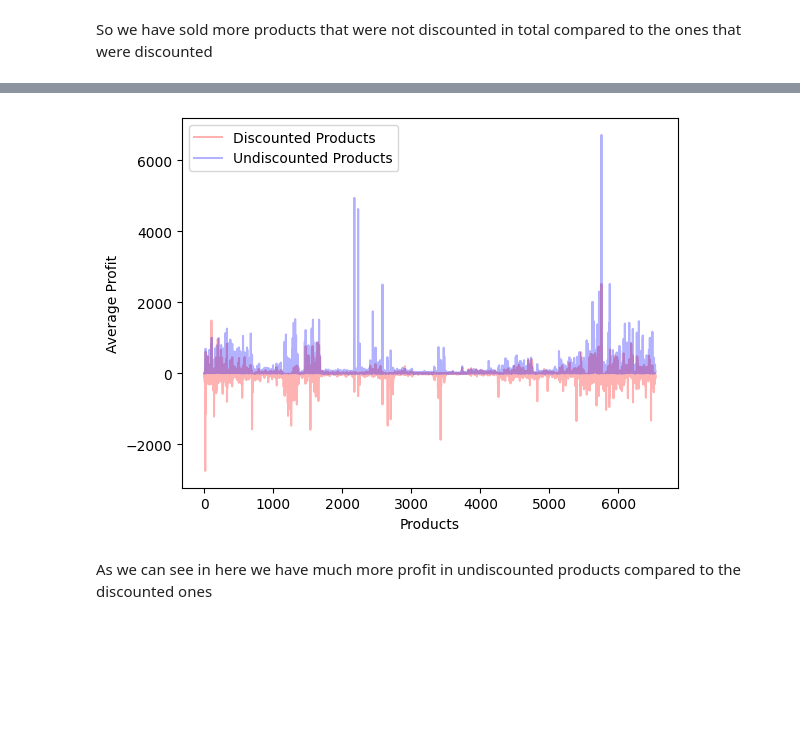
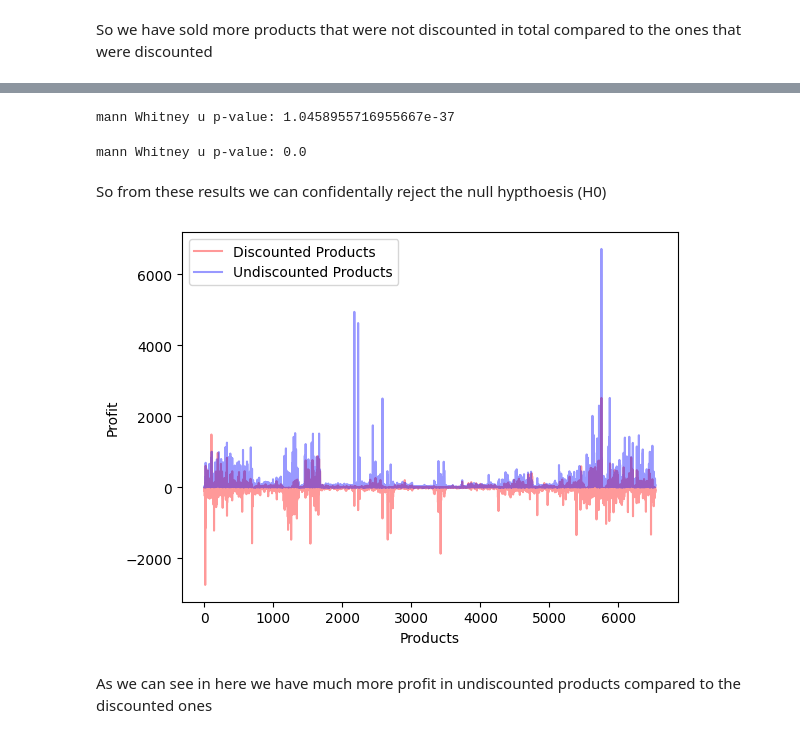
Before and after one commit to soheilAmh/Super_store, a Jupyter notebook: MyAnalysis.ipynb, the cells around one changed output, grey strips where cells are left out. Saved outputs shown, nothing was run; the diff lists cells and outputs as text; code cells hidden in the pictures; blank space fills up the shorter version.

```diff
--- a/MyAnalysis.ipynb
+++ b/MyAnalysis.ipynb
@@ -71,3 +80,4 @@ UnDiscounted_df
 # %%
+Discounted_df = Discounted_df.drop('Discount_Label', axis=1)
 Discounted_df
 # %% [output]
@@ -119,4 +176,9 @@ plt.show()
+# %%
+Dis_grouped = Discounted_df.groupby('Product ID', as_index = False)['Quantity'].sum().reset_index()
+UnDis_grouped = UnDiscounted_df.groupby('Product ID', as_index = False)['Quantity'].sum().reset_index()
+Dis_grouped['Profit'] = Discounted_df.groupby('Product ID', as_index = False)['Profit'].mean().reset_index()['Profit']
+UnDis_grouped['Profit'] = UnDiscounted_df.groupby('Product ID', as_index = False)['Profit'].mean().reset_index()['Profit']
 # %%
-merged = pd.merge(Discounted_df[['Product ID','Profit']],UnDiscounted_df[['Product ID','Profit']], on = 'Product ID', suffixes = ('_Dis','_UnDis'))
+merged = pd.merge(Dis_grouped[['Product ID','Quantity','Profit']],UnDis_grouped[['Product ID','Quantity','Profit']], on = 'Product ID', suffixes = ('_Dis','_UnDis'))
 merged
 # %% [output]
@@ -136,3 +197,0 @@ merged
-# %%
-merged = merged.groupby('Product ID', as_index=False).mean()
-merged.head(20)
@@ -157,12 +219,24 @@ merged.head(20)
+# %%
+u_stat, p_value = mannwhitneyu(merged['Quantity_Dis'], merged['Quantity_UnDis'])
+print("mann Whitney u p-value:", p_value)
+# %% [output]
+mann Whitney u p-value: 1.0458955716955667e-37
+# %%
+u_stat, p_value = mannwhitneyu(merged['Profit_Dis'], merged['Profit_UnDis'])
+print("mann Whitney u p-value:", p_value)
+# %% [output]
+mann Whitney u p-value: 0.0
+# %% [markdown]
+So from these results we can confidentally reject the null hypthoesis (H0)
 # %%
 ax = plt.figure()
-ax = plt.plot(merged['Profit_Dis'], alpha = 0.3, color='red', label = 'Discounted Products')
-ax = plt.plot(merged['Profit_UnDis'], alpha = 0.3, color='blue', label = 'Undiscounted Products')
-ax = plt.ylabel('Average Profit')
+ax = plt.plot(merged['Profit_Dis'], alpha = 0.4, color='red', label = 'Discounted Products')
+ax = plt.plot(merged['Profit_UnDis'], alpha = 0.4, color='blue', label = 'Undiscounted Products')
+ax = plt.ylabel('Profit')
 ax = plt.xlabel('Products')
 plt.legend()
 plt.show()
 # %% [output]
-[figure, old version]
+[figure, new version]
 # %% [markdown]
 As we can see in here we have much more profit in undiscounted products compared to the discounted ones
```
Also changed, not shown: parts of 23 cells of this notebook, 1 other file.
